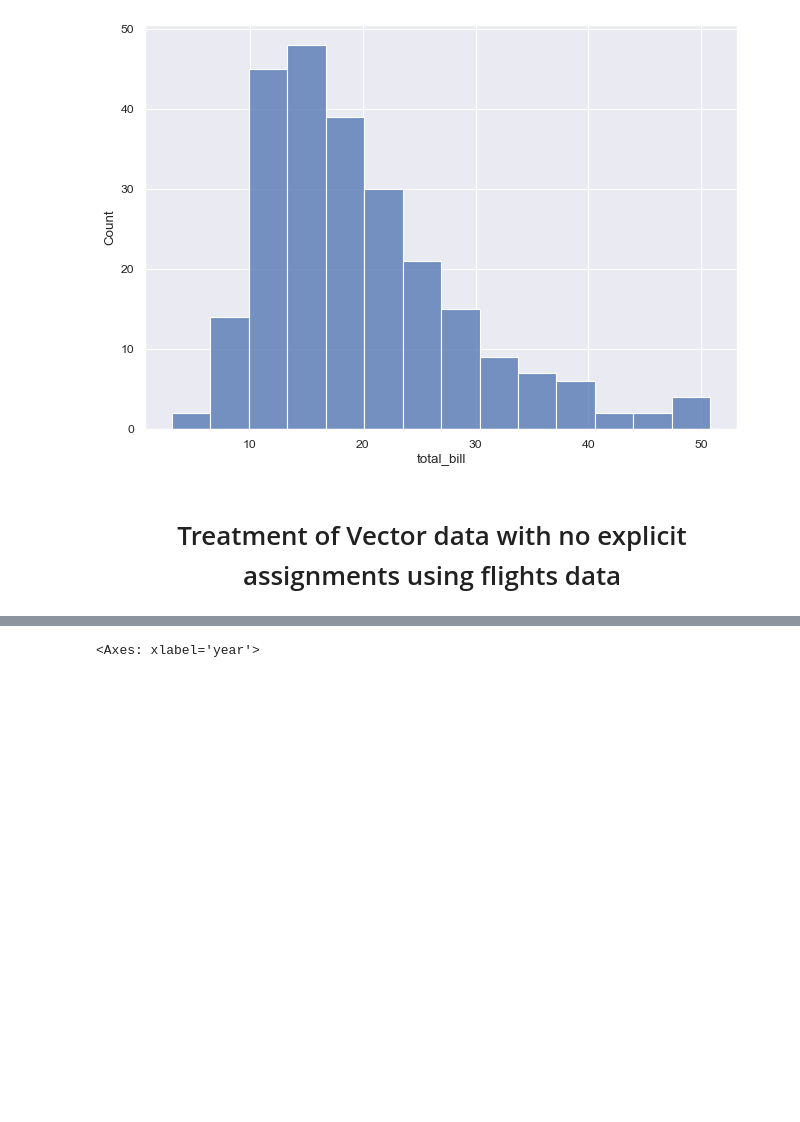
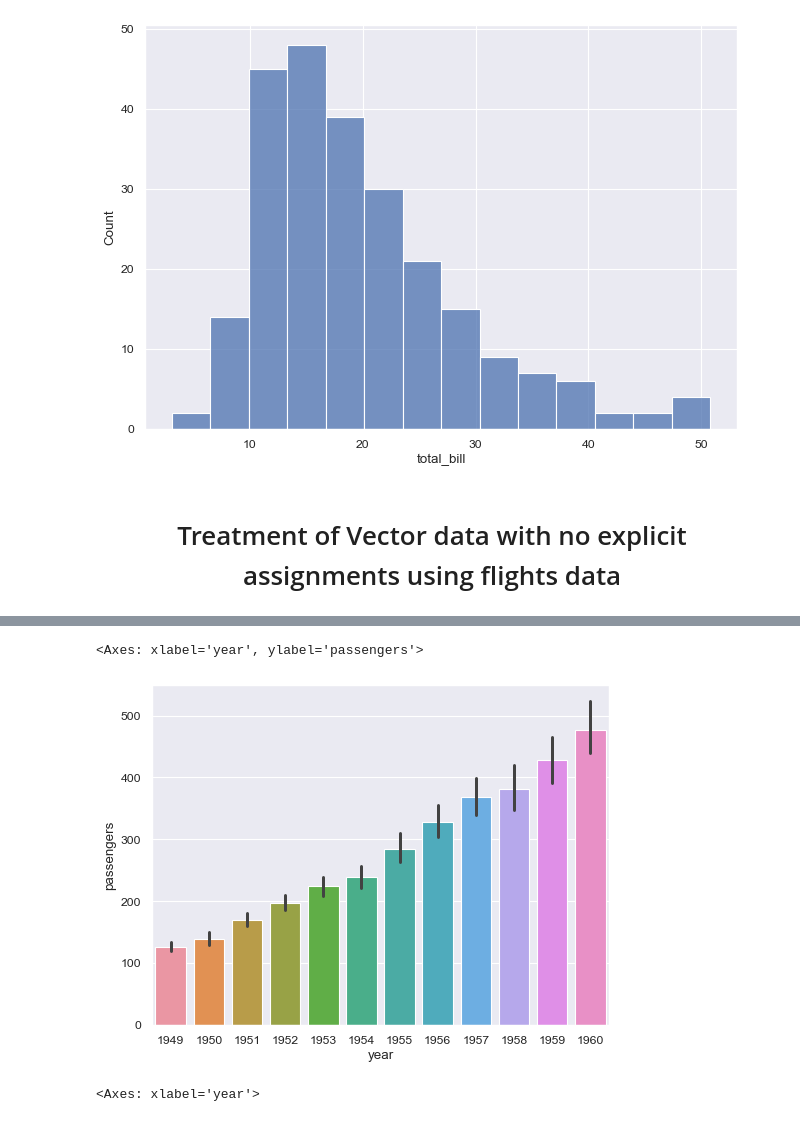
Before and after one commit to eo1989/mkt_notes_general, a Jupyter notebook: histplot_features.ipynb, the cells around one changed output, grey strips where cells are left out. Cells and saved outputs as stored; diff of their text form; code cells hidden in the pictures; blank space fills up the shorter version.

```diff
--- a/histplot_features.ipynb
+++ b/histplot_features.ipynb
@@ -177,3 +229,8 @@ sns.barplot(flights_wide[:])
+# %%
+sns.barplot(flights, x="year", y = "passengers")
+# %% [output]
+<Axes: xlabel='year', ylabel='passengers'>
+[figure, added]
 # %%
 sns.barplot(flights_wide)
 # %% [output]
```
Also changed, not shown: parts of 10 cells of this notebook, 9 other files.
